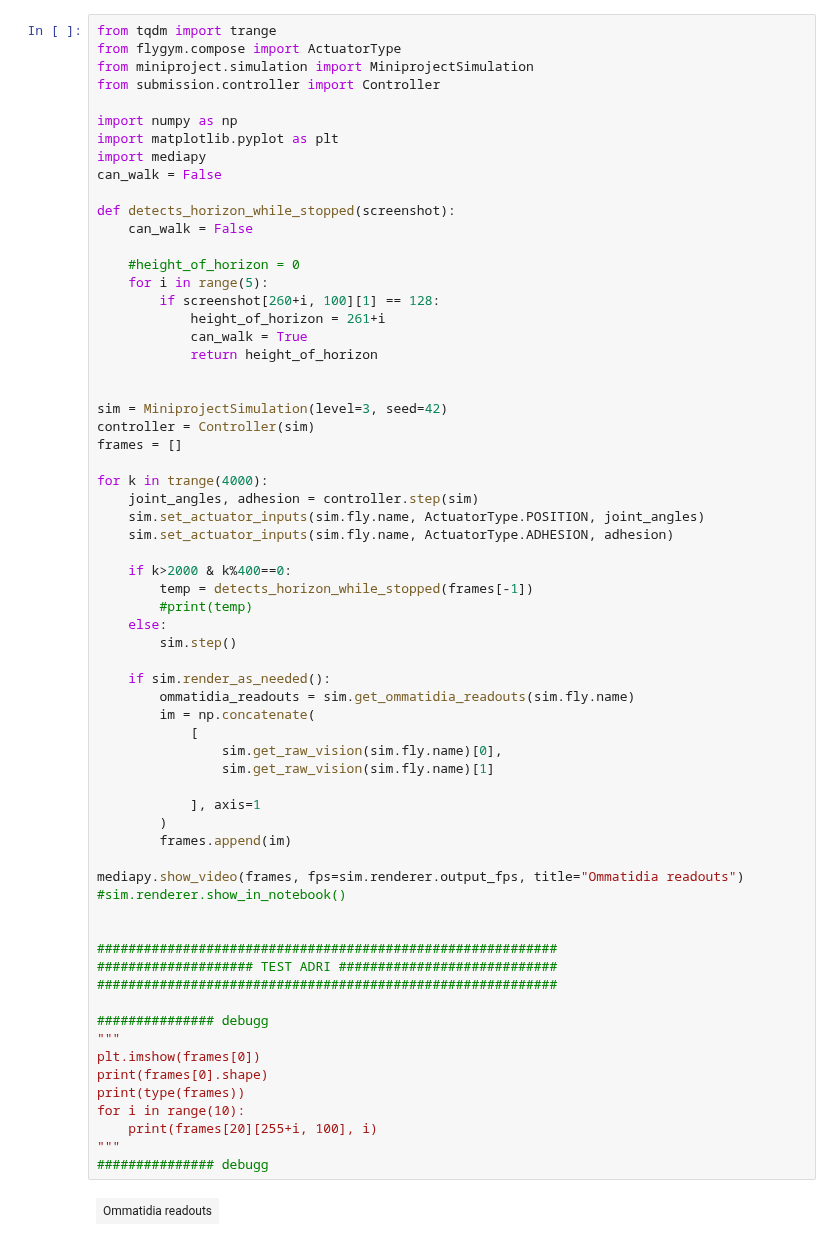
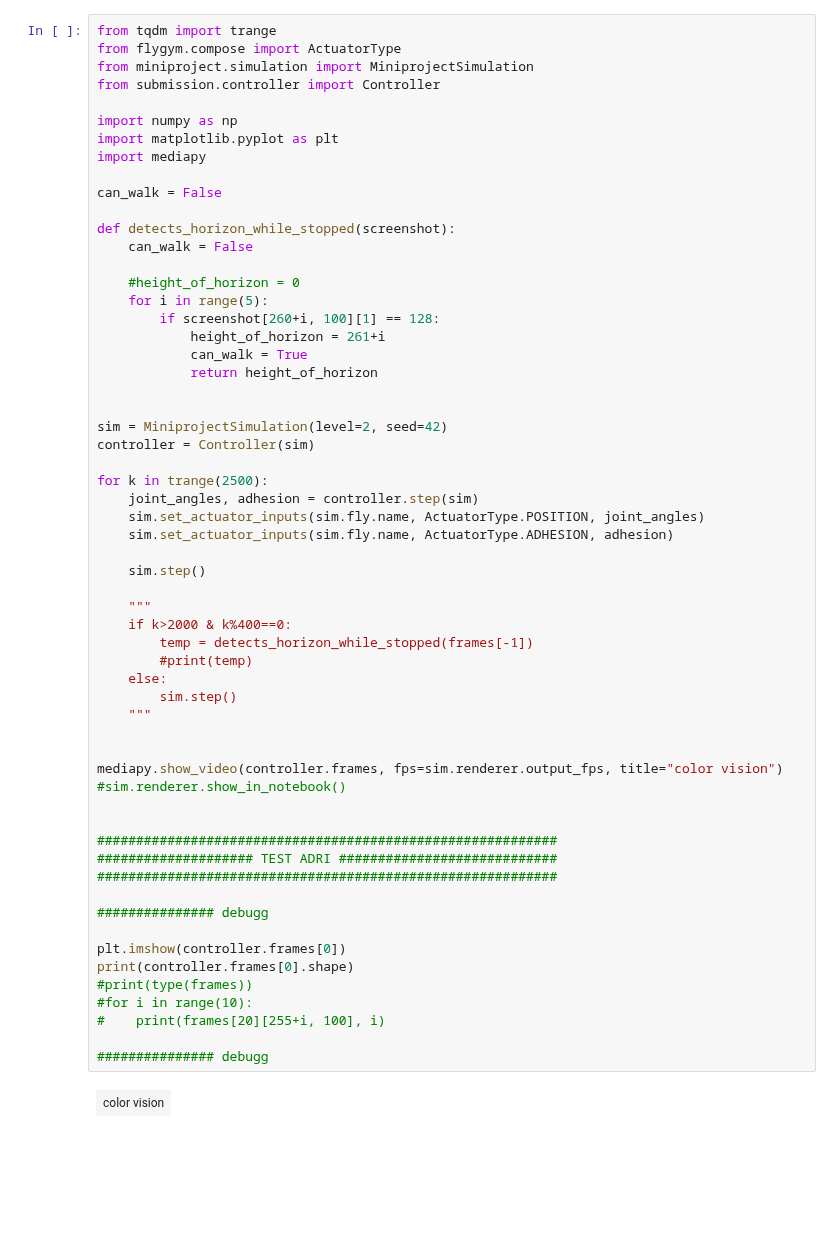
Before and after one commit to JohannePinel/Controlling_BAR_Project, a Jupyter notebook: miniproject/run_controller.ipynb, the cells around one changed output. Saved outputs shown, nothing was run; the diff lists cells and outputs as text; blank space fills up the shorter version.

```diff
--- a/miniproject/run_controller.ipynb
+++ b/miniproject/run_controller.ipynb
@@ -7,6 +7,7 @@ from submission.controller import Controller
 import numpy as np
 import matplotlib.pyplot as plt
 import mediapy
+
 can_walk = False
 
 def detects_horizon_while_stopped(screenshot):
@@ -16,52 +17,45 @@ def detects_horizon_while_stopped(screenshot):
     for i in range(5):
         if screenshot[260+i, 100][1] == 128:
             height_of_horizon = 261+i
             can_walk = True
             return height_of_horizon
 
 
-sim = MiniprojectSimulation(level=3, seed=42)
+sim = MiniprojectSimulation(level=2, seed=42)
 controller = Controller(sim)
-frames = []
 
-for k in trange(4000):
+for k in trange(2500):
     joint_angles, adhesion = controller.step(sim)
     sim.set_actuator_inputs(sim.fly.name, ActuatorType.POSITION, joint_angles)
     sim.set_actuator_inputs(sim.fly.name, ActuatorType.ADHESION, adhesion)
 
+    sim.step()
+
+    """
     if k>2000 & k%400==0:
         temp = detects_horizon_while_stopped(frames[-1])
         #print(temp)
     else:
         sim.step()
+    """
 
-    if sim.render_as_needed():
-        ommatidia_readouts = sim.get_ommatidia_readouts(sim.fly.name)
-        im = np.concatenate(
-            [
-                sim.get_raw_vision(sim.fly.name)[0],
-                sim.get_raw_vision(sim.fly.name)[1]
 
-            ], axis=1
-        )
-        frames.append(im)
-
-mediapy.show_video(frames, fps=sim.renderer.output_fps, title="Ommatidia readouts")
+mediapy.show_video(controller.frames, fps=sim.renderer.output_fps, title="color vision")
 #sim.renderer.show_in_notebook()
 
 
 ###########################################################
 #################### TEST ADRI ############################
 ###########################################################
 
 ############### debugg
-"""
-plt.imshow(frames[0])
-print(frames[0].shape)
-print(type(frames))
-for i in range(10):
-    print(frames[20][255+i, 100], i)
-"""
+
+plt.imshow(controller.frames[0])
+print(controller.frames[0].shape)
+#print(type(frames))
+#for i in range(10):
+#    print(frames[20][255+i, 100], i)
+
 ############### debugg
 # %% [output]
-| Ommatidia readouts |
+| color vision |
```
Also changed, not shown: parts of 1 cell of this notebook, 1 other file.
